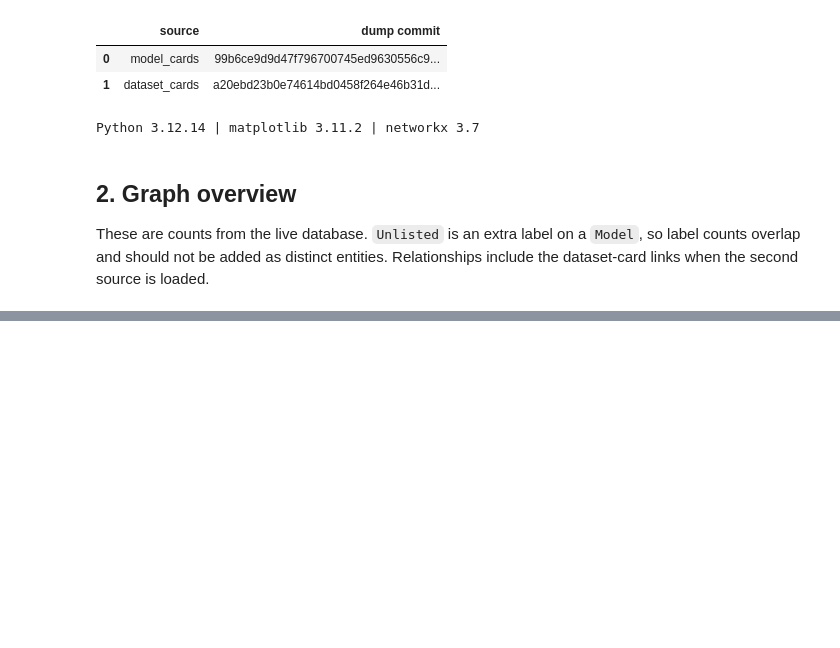
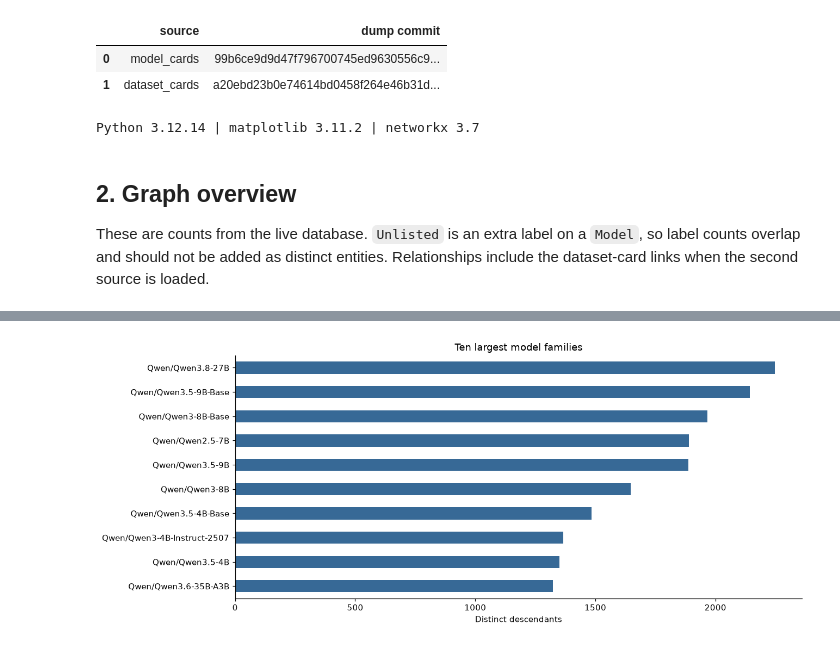
Before and after one commit to mariusrang/ModelAtlas, a Jupyter notebook: demo.ipynb, the cells around one changed output, grey strips where cells are left out. Saved outputs shown, nothing was run; the diff lists cells and outputs as text; code cells hidden in the pictures; blank space fills up the shorter version.

```diff
--- a/demo.ipynb
+++ b/demo.ipynb
@@ -121,0 +172,16 @@ API and database agree: 156,071 Model nodes.
+# %%
+families = pd.DataFrame(
+    read(
+        "MATCH (m:Model) WHERE m.descendant_count IS NOT NULL "
+        "RETURN m.id AS model, m.descendant_count AS descendants "
+        "ORDER BY descendants DESC, model LIMIT $limit",
+        limit=10,
+    )
+)
+fig, axis = plt.subplots(figsize=(12, 5))
+families.iloc[::-1].plot.barh(x="model", y="descendants", ax=axis, legend=False, color="#376996")
+axis.set(title="Ten largest model families", xlabel="Distinct descendants", ylabel="")
+fig.tight_layout()
+plt.show()
+# %% [output]
+[figure, added]
```
Also changed, not shown: parts of 7 cells of this notebook.
